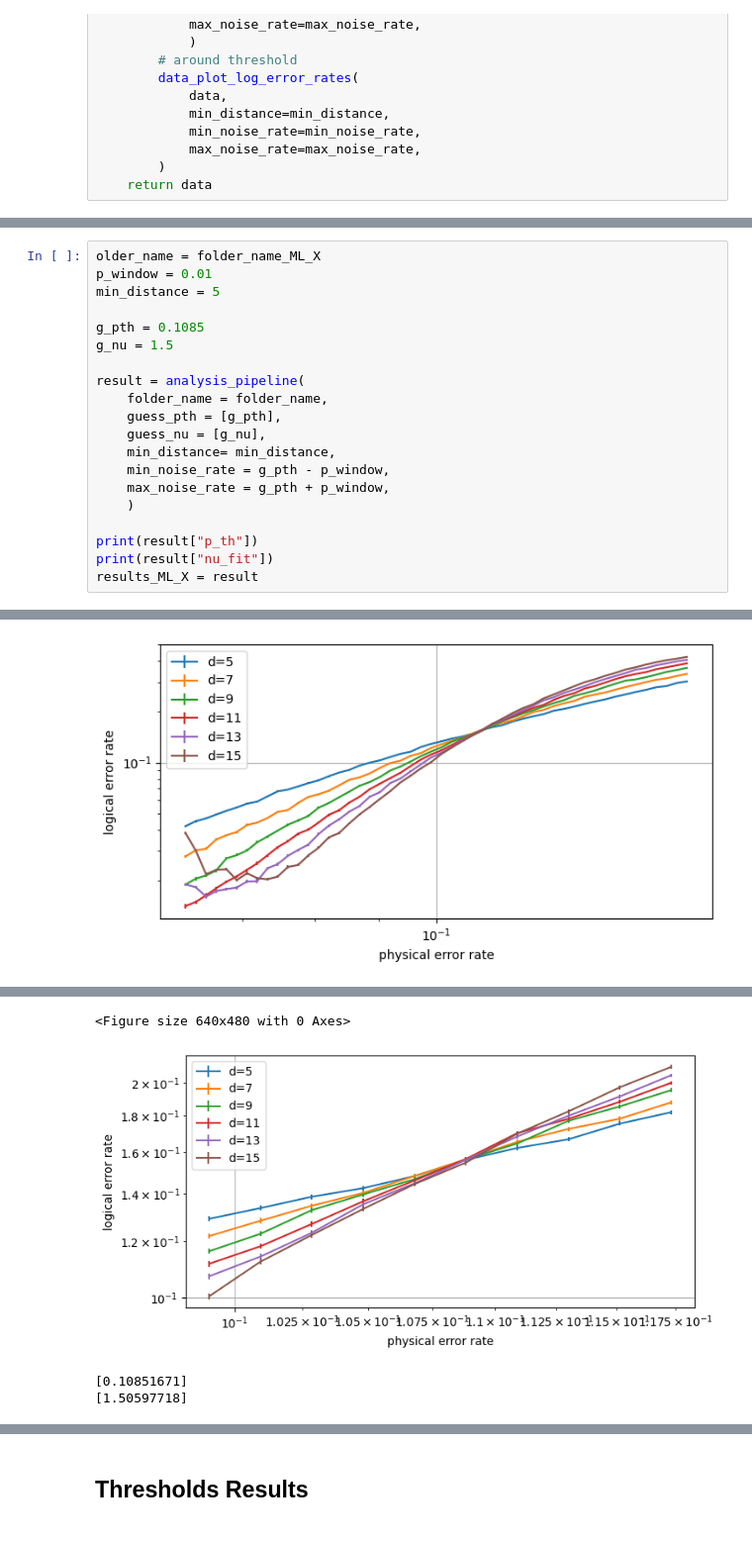
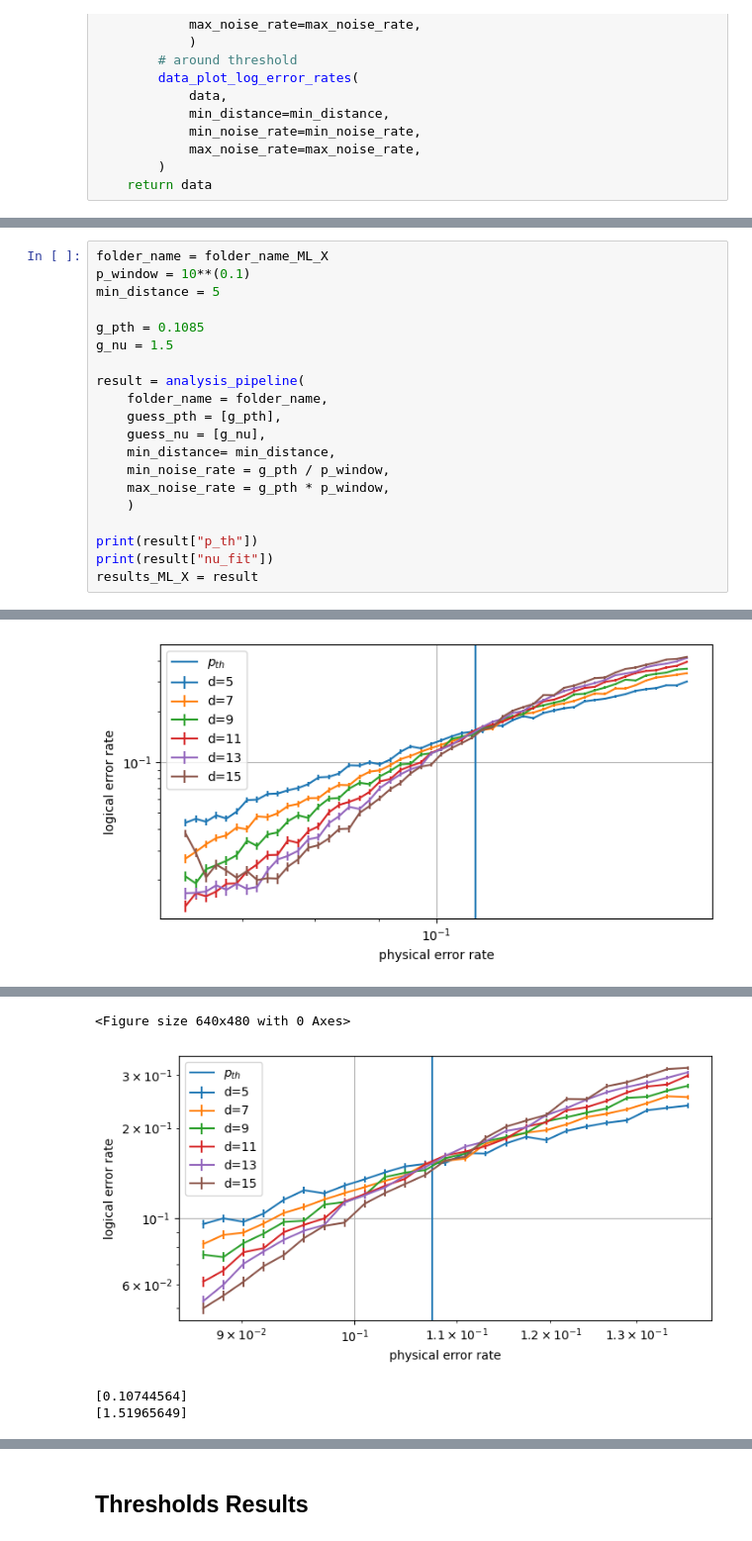
Before and after one commit to leonardlux/MasterArbeit, a Jupyter notebook: code/result_basic_noise.ipynb, the cells around one changed output, grey strips where cells are left out. Shown at 99% size. Drawn from its saved outputs; the diff is of its cells as text.

```diff
--- a/code/result_basic_noise.ipynb
+++ b/code/result_basic_noise.ipynb
@@ -297,6 +297,6 @@ results_ML_Z = result
 # %%
-older_name = folder_name_ML_X
-p_window = 0.01
+folder_name = folder_name_ML_X
+p_window = 10**(0.1)
 min_distance = 5
 
 g_pth = 0.1085
@@ -307,8 +307,8 @@ result = analysis_pipeline(
     guess_pth = [g_pth],
     guess_nu = [g_nu],
     min_distance= min_distance,
-    min_noise_rate = g_pth - p_window,
-    max_noise_rate = g_pth + p_window,
+    min_noise_rate = g_pth / p_window,
+    max_noise_rate = g_pth * p_window,
     )
 
 print(result["p_th"])
@@ -330,2 +330,2 @@ results_ML_X = result
 <Figure size 640x480 with 0 Axes>
-[figure, old version]
+[figure, new version]
@@ -333,6 +333,6 @@ results_ML_X = result
 <Figure size 640x480 with 0 Axes>
-[figure, old version]
+[figure, new version]
-[0.10851671]
-[1.50597718]
+[0.10744564]
+[1.51965649]
 # %%
 folder_name = folder_name_MWPM_Z
```
Also changed, not shown: parts of 7 cells of this notebook, 8 other files.
